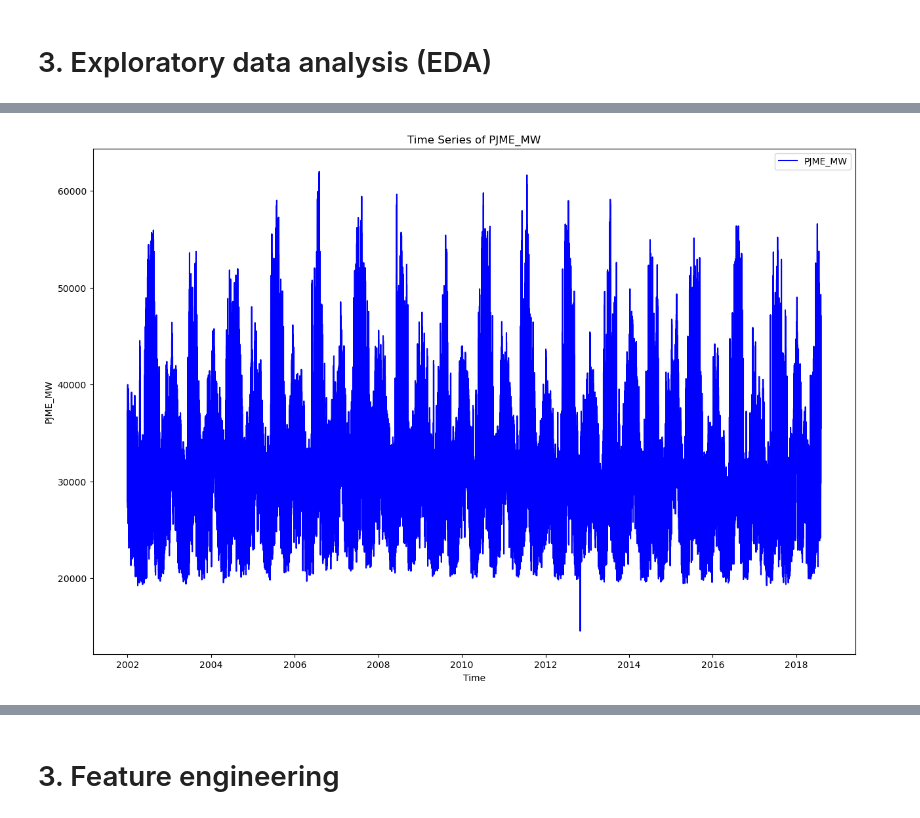
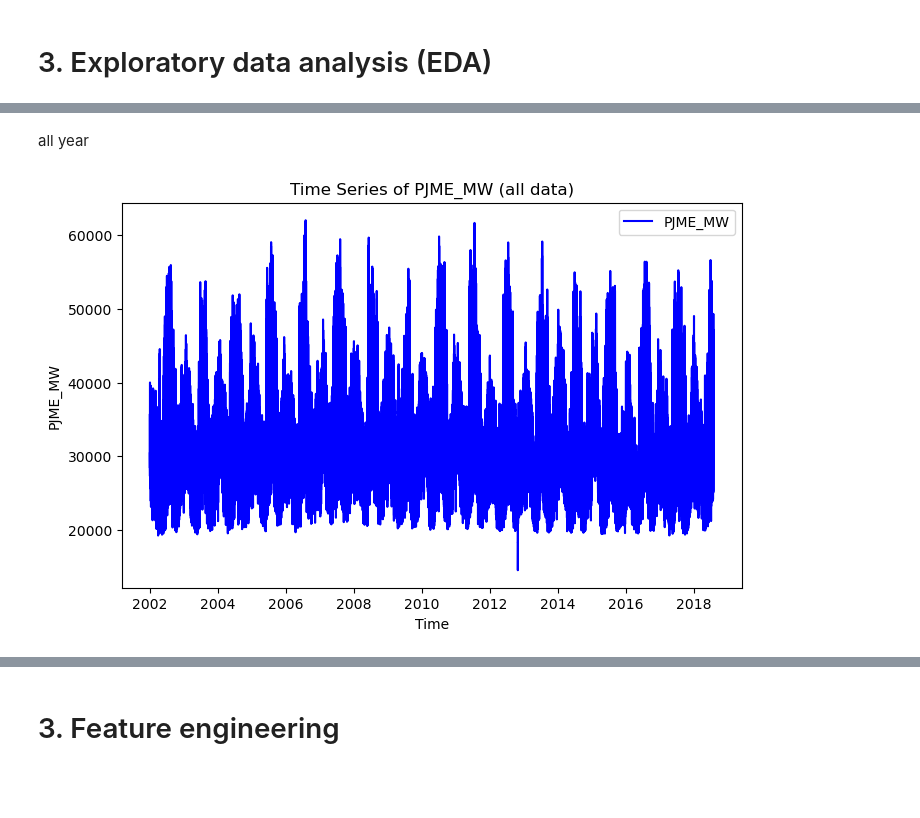
Before and after one commit to peerapat-t/Hourly-energy-consumption-prediction, a Jupyter notebook: Hourly energy consumption prediction.ipynb, the cells around one changed output, grey strips where cells are left out. Saved outputs shown, nothing was run; the diff lists cells and outputs as text; code cells hidden in the pictures; blank space fills up the shorter version.

```diff
--- a/Hourly energy consumption prediction.ipynb
+++ b/Hourly energy consumption prediction.ipynb
@@ -203,10 +275,12 @@ df_for_predict = df.copy()
+# %% [markdown]
+all year
 # %%
-plt.figure(figsize=(15, 10))
+plt.figure(figsize=(8, 5))
 plt.plot(df['Datetime'], df['PJME_MW'], label='PJME_MW', color='blue')
 plt.xlabel('Time')
 plt.ylabel('PJME_MW')
 plt.legend()
-plt.title('Time Series of PJME_MW')
+plt.title('Time Series of PJME_MW (all data)')
 plt.show()
 # %% [output]
-[figure, old version]
+[figure, new version]
```
Also changed, not shown: parts of 44 cells of this notebook.
